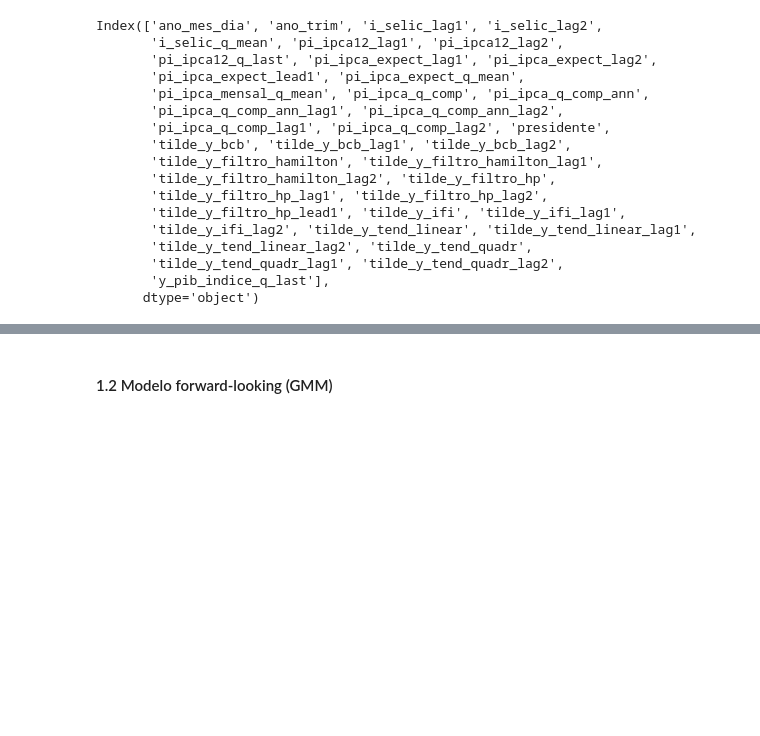
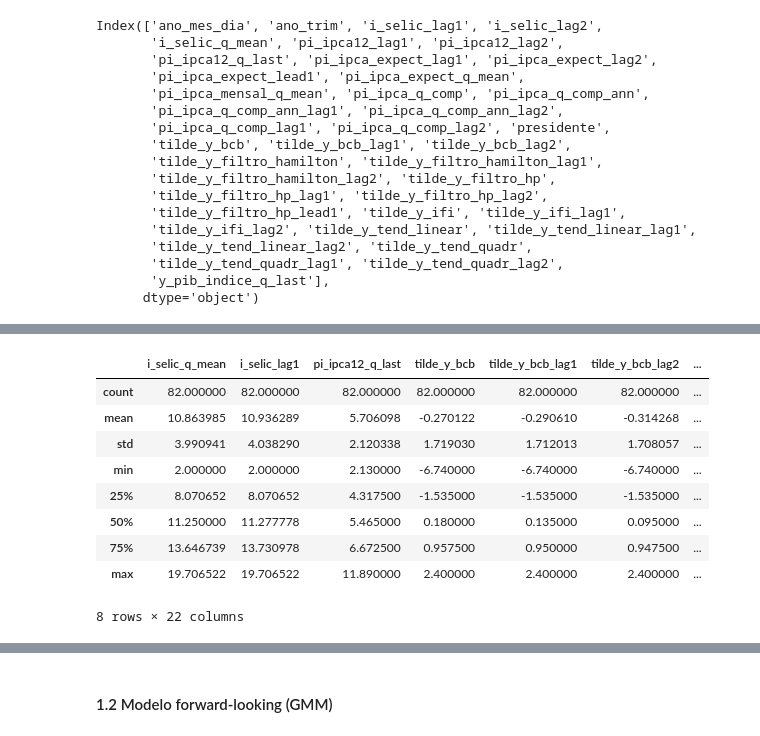
Before and after one commit to fernandovieira1/brazil-taylor-determinacy, a Jupyter notebook: scripts/modelos_secao_6.ipynb, the cells around one changed output, grey strips where cells are left out. Cells and saved outputs as stored; diff of their text form; code cells hidden in the pictures; blank space fills up the shorter version.

```diff
--- a/scripts/modelos_secao_6.ipynb
+++ b/scripts/modelos_secao_6.ipynb
@@ -929,0 +969,13 @@ df_modelo[['i_selic_q_mean', 'i_selic_lag1', 'pi_ipca12_q_last', 'tilde_y_filtro
+# %%
+df_mqo.describe()
+# %% [output]
+|  | i_selic_q_mean | i_selic_lag1 | pi_ipca12_q_last | tilde_y_bcb | tilde_y_bcb_lag1 | tilde_y_bcb_lag2 | ... |
+| count | 82.000000 | 82.000000 | 82.000000 | 82.000000 | 82.000000 | 82.000000 | ... |
+| mean | 10.863985 | 10.936289 | 5.706098 | -0.270122 | -0.290610 | -0.314268 | ... |
+| std | 3.990941 | 4.038290 | 2.120338 | 1.719030 | 1.712013 | 1.708057 | ... |
+| min | 2.000000 | 2.000000 | 2.130000 | -6.740000 | -6.740000 | -6.740000 | ... |
+| 25% | 8.070652 | 8.070652 | 4.317500 | -1.535000 | -1.535000 | -1.535000 | ... |
+| 50% | 11.250000 | 11.277778 | 5.465000 | 0.180000 | 0.135000 | 0.095000 | ... |
+| 75% | 13.646739 | 13.730978 | 6.672500 | 0.957500 | 0.950000 | 0.947500 | ... |
+| max | 19.706522 | 19.706522 | 11.890000 | 2.400000 | 2.400000 | 2.400000 | ... |
+8 rows × 22 columns
```
Also changed, not shown: parts of 52 cells of this notebook, 5 other files.
